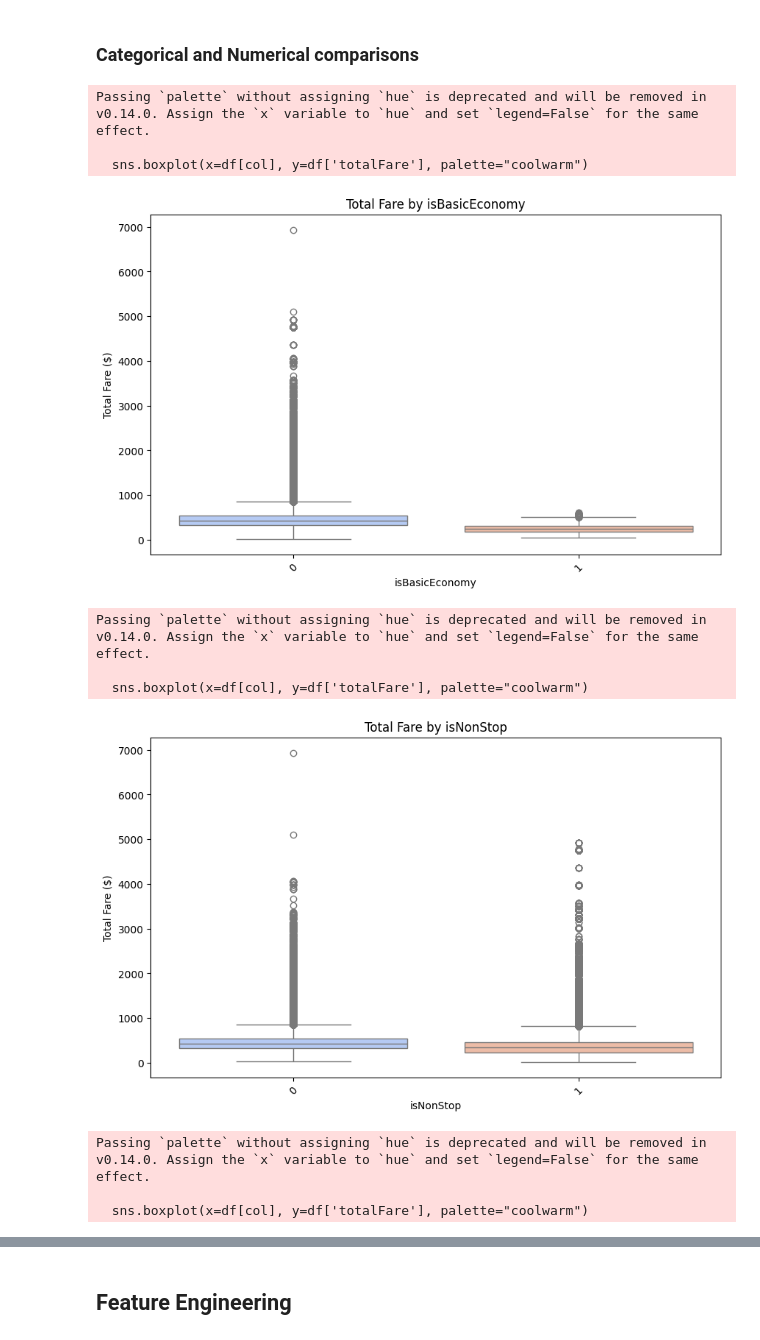
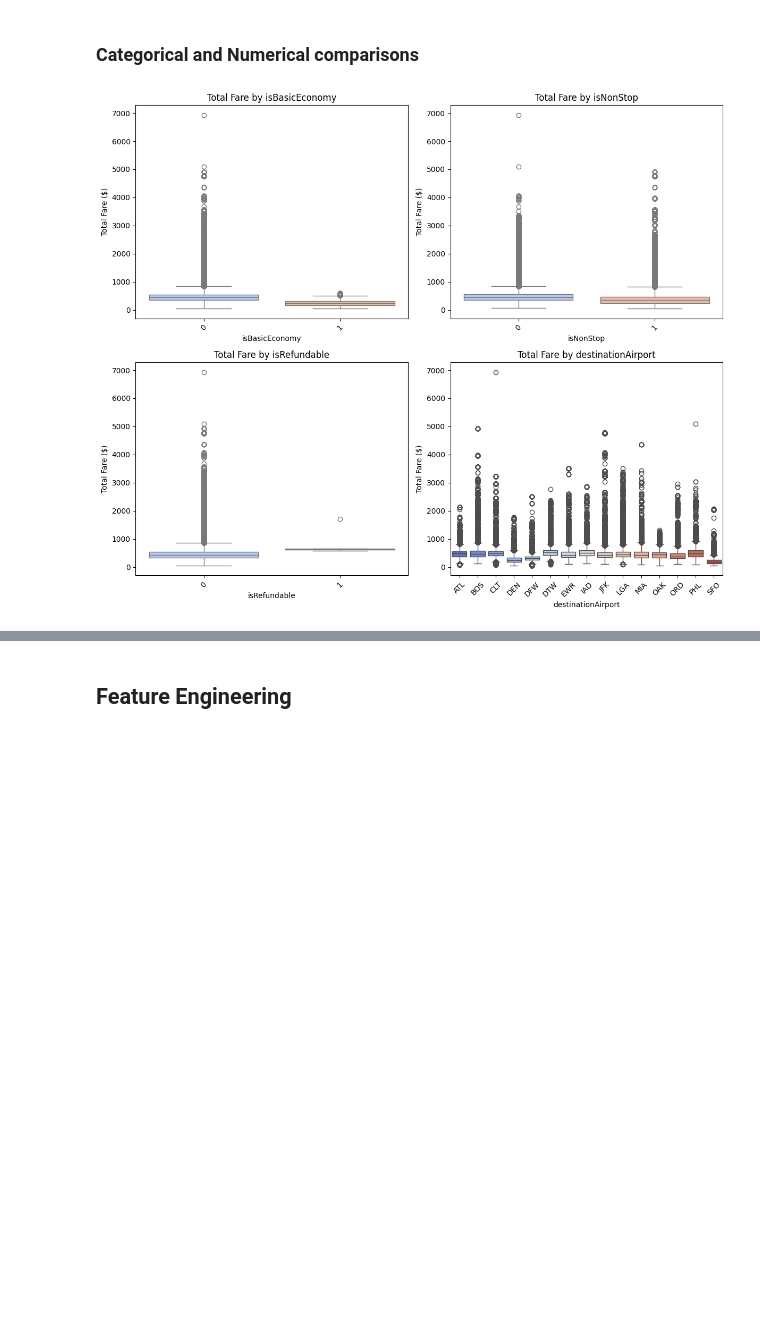
Before and after one commit to camrync23/Capstone-Project, a Jupyter notebook: notebooks/data_exploration.ipynb, the cells around one changed output, grey strips where cells are left out. Cells and saved outputs as stored; diff of their text form; code cells hidden in the pictures; blank space fills up the shorter version.

Commit message:
Week4EDA Updated
Stylizing graphs and making final edits

```diff
--- a/notebooks/data_exploration.ipynb
+++ b/notebooks/data_exploration.ipynb
@@ -191,10 +173,14 @@ plt.show()
 # %%
 # Boxplots to check for outliers
+
+# Define unique colors for each feature
+unique_colors = sns.color_palette("tab10", len(numerical_features))
+
 fig, axes = plt.subplots(2, 3, figsize=(12, 10))
 axes = axes.flatten()
 
-for ax, feature in zip(axes, numerical_features):
-    sns.boxplot(x=df[feature], ax=ax)
+for ax, feature, color in zip(axes, numerical_features, unique_colors):
+    sns.boxplot(x=df[feature], ax=ax, color=color)
     ax.set_title(f"Boxplot of {feature}")
 
 if len(numerical_features) < len(axes):
@@ -311,7 +281,7 @@ fig, axes = plt.subplots(2, 2, figsize=(25, 15))
 axes = axes.flatten()
 
 for i, col in enumerate(categorical_features_refined):
-    ax = sns.countplot(y=df[col], ax=axes[i], order=df[col].value_counts().index, hue=df[col], palette="coolwarm")
+    ax = sns.countplot(y=df[col], ax=axes[i], order=df[col].value_counts().index, hue=df[col], palette="RdBu_r")
 
     # Add count labels to each bar
     for container in ax.containers:
@@ -320,6 +290,7 @@ for i, col in enumerate(categorical_features_refined):
     axes[i].set_title(f"Distribution of {col}")
     axes[i].set_xlabel("Count")
 
+fig.suptitle("Understanding the Distribution of Categorical Variables", fontsize=16, fontweight='bold')
 plt.tight_layout()
 plt.show()
 
@@ -407,23 +364,18 @@ pd.crosstab(df['destinationAirport'], df['isNonStop'])
 ### Categorical and Numerical comparisons
 # %%
 #How do categorical features affect price?
-for col in categorical_features_refined:
-    plt.figure(figsize=(10,6))
-    sns.boxplot(x=df[col], y=df['totalFare'], palette="coolwarm")
-    plt.title(f"Total Fare by {col}")
-    plt.xlabel(col)
-    plt.ylabel("Total Fare ($)")
-    plt.xticks(rotation=45)
-    plt.show()
+fig, axes = plt.subplots(2, 2, figsize=(12, 10))
+axes = axes.flatten()
+
+
+for i, col in enumerate(categorical_features_refined):
+    sns.boxplot(x=df[col], y=df['totalFare'], palette="coolwarm", hue=df[col], ax=axes[i], legend=False)
+    axes[i].set_title(f"Total Fare by {col}")
+    axes[i].set_xlabel(col)
+    axes[i].set_ylabel("Total Fare ($)")
+    axes[i].tick_params(axis='x', rotation=45)
+
+plt.tight_layout()
+plt.show()
 # %% [output]
-Passing `palette` without assigning `hue` is deprecated and will be removed in v0.14.0. Assign the `x` variable to `hue` and set `legend=False` for the same effect.
-
-  sns.boxplot(x=df[col], y=df['totalFare'], palette="coolwarm")
-[figure, old version]
+[figure, new version]
-Passing `palette` without assigning `hue` is deprecated and will be removed in v0.14.0. Assign the `x` variable to `hue` and set `legend=False` for the same effect.
-
-  sns.boxplot(x=df[col], y=df['totalFare'], palette="coolwarm")
-[figure, removed]
-Passing `palette` without assigning `hue` is deprecated and will be removed in v0.14.0. Assign the `x` variable to `hue` and set `legend=False` for the same effect.
-
-  sns.boxplot(x=df[col], y=df['totalFare'], palette="coolwarm")
```
Also changed, not shown: parts of 31 cells of this notebook.
